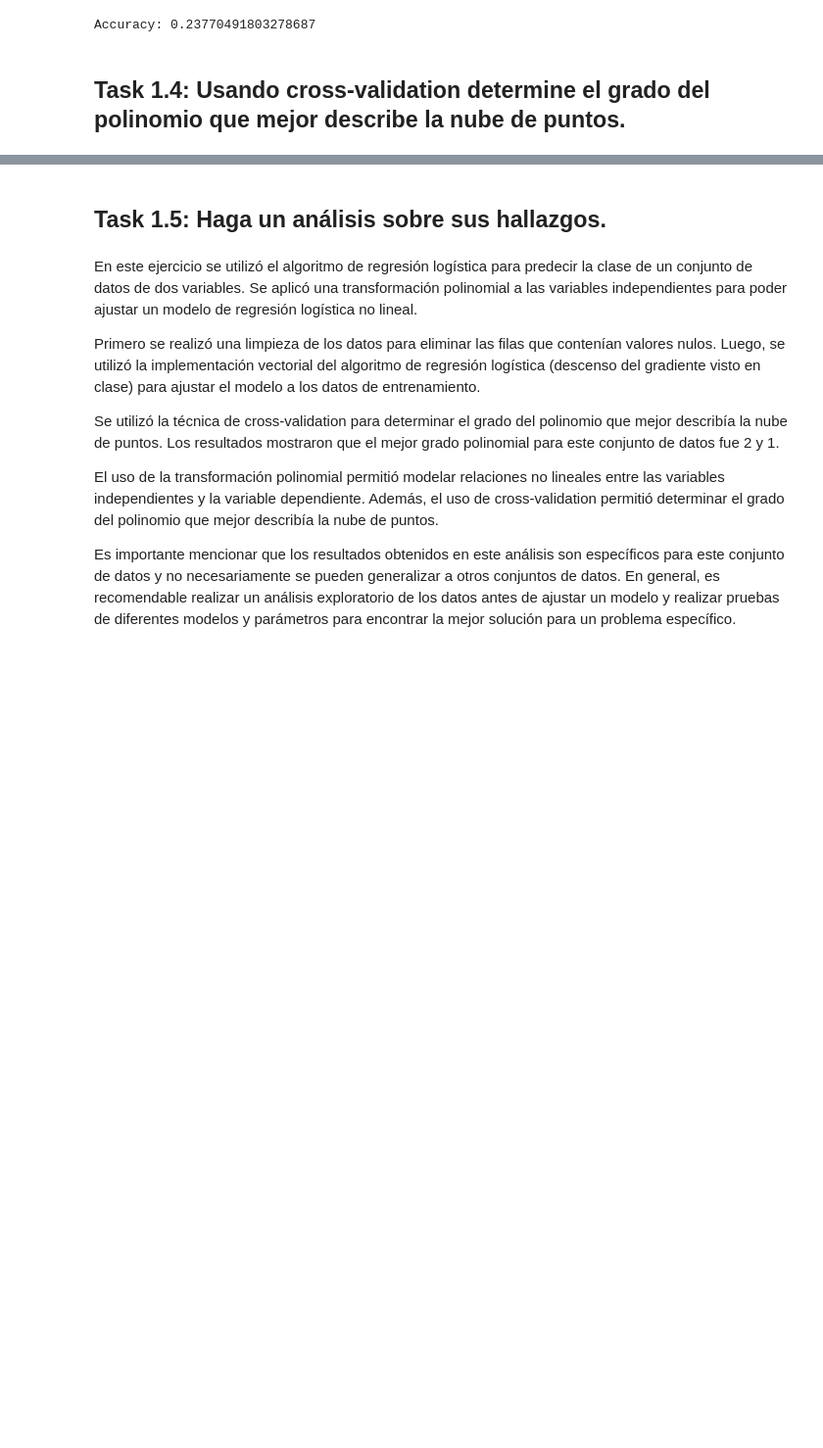
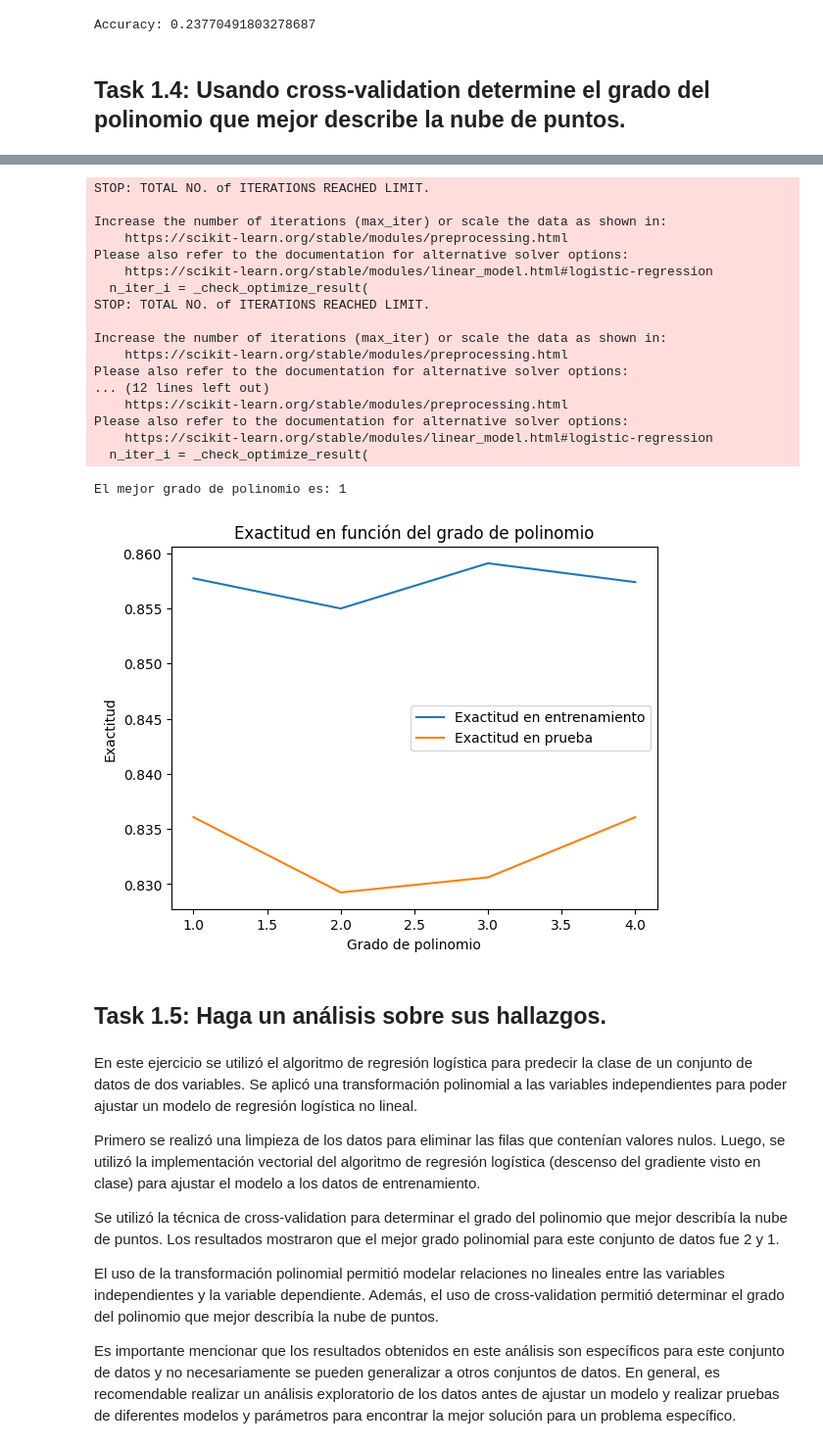
Before and after one commit to bar20807/Laboratorio4IA, a Jupyter notebook: Laboratorio4IA.ipynb, the cells around one changed output, grey strips where cells are left out. Shown at 98% size. Cells and saved outputs as stored; diff of their text form; code cells hidden in the pictures; blank space fills up the shorter version.

```diff
--- a/Laboratorio4IA.ipynb
+++ b/Laboratorio4IA.ipynb
@@ -224,3 +127,62 @@ Please also refer to the documentation for alternative solver options:
+# %%
+from sklearn.preprocessing import PolynomialFeatures
+from sklearn.linear_model import LogisticRegression
+from sklearn.model_selection import train_test_split, KFold
+import numpy as np
+import matplotlib.pyplot as plt
+
+# Separar las variables independientes (X) y la variable dependiente (y)
+X = data_array[:, :-1]
+y = data_array[:, -1]
+
+# Realizar la validación cruzada
+degrees = range(1, 5)
+train_accs = np.zeros(len(degrees))
+test_accs = np.zeros(len(degrees))
+for i, degree in enumerate(degrees):
+    # Aplicar la transformación polinomial a los datos
+    poly = PolynomialFeatures(degree=degree)
+    X_poly = poly.fit_transform(X)
+    # Dividir el conjunto de datos en entrenamiento y prueba
+    X_train, X_test, y_train, y_test = train_test_split(X_poly, y, test_size=0.2, random_state=42)
+    # Crear un objeto de regresión logística y ajustar el modelo a los datos de entrenamiento
+    lr = LogisticRegression(max_iter=1000)
+    lr.fit(X_train, y_train)
+    # Calcular la exactitud del modelo en los conjuntos de entrenamiento y prueba
+    train_accs[i] = lr.score(X_train, y_train)
+    test_accs[i] = lr.score(X_test, y_test)
+
+# Graficar los valores de exactitud en función del grado de polinomio
+plt.plot(degrees, train_accs, label='Exactitud en entrenamiento')
+plt.plot(degrees, test_accs, label='Exactitud en prueba')
+plt.legend()
+plt.xlabel('Grado de polinomio')
+plt.ylabel('Exactitud')
+plt.title('Exactitud en función del grado de polinomio')
+
+# Imprimir el grado de polinomio que dio la mejor exactitud en el conjunto de prueba
+best_degree = degrees[np.argmax(test_accs)]
+print('El mejor grado de polinomio es:', best_degree)
+# %% [output]
+STOP: TOTAL NO. of ITERATIONS REACHED LIMIT.
+
+Increase the number of iterations (max_iter) or scale the data as shown in:
+    https://scikit-learn.org/stable/modules/preprocessing.html
+Please also refer to the documentation for alternative solver options:
+    https://scikit-learn.org/stable/modules/linear_model.html#logistic-regression
+  n_iter_i = _check_optimize_result(
+STOP: TOTAL NO. of ITERATIONS REACHED LIMIT.
+
+Increase the number of iterations (max_iter) or scale the data as shown in:
+    https://scikit-learn.org/stable/modules/preprocessing.html
+Please also refer to the documentation for alternative solver options:
+... (12 lines left out)
+    https://scikit-learn.org/stable/modules/preprocessing.html
+Please also refer to the documentation for alternative solver options:
+    https://scikit-learn.org/stable/modules/linear_model.html#logistic-regression
+  n_iter_i = _check_optimize_result(
+El mejor grado de polinomio es: 1
+[figure, added]
 # %% [markdown]
 ## Task 1.5: Haga un análisis sobre sus hallazgos.
 # %% [markdown]
```
Also changed, not shown: parts of 1 cell of this notebook.
